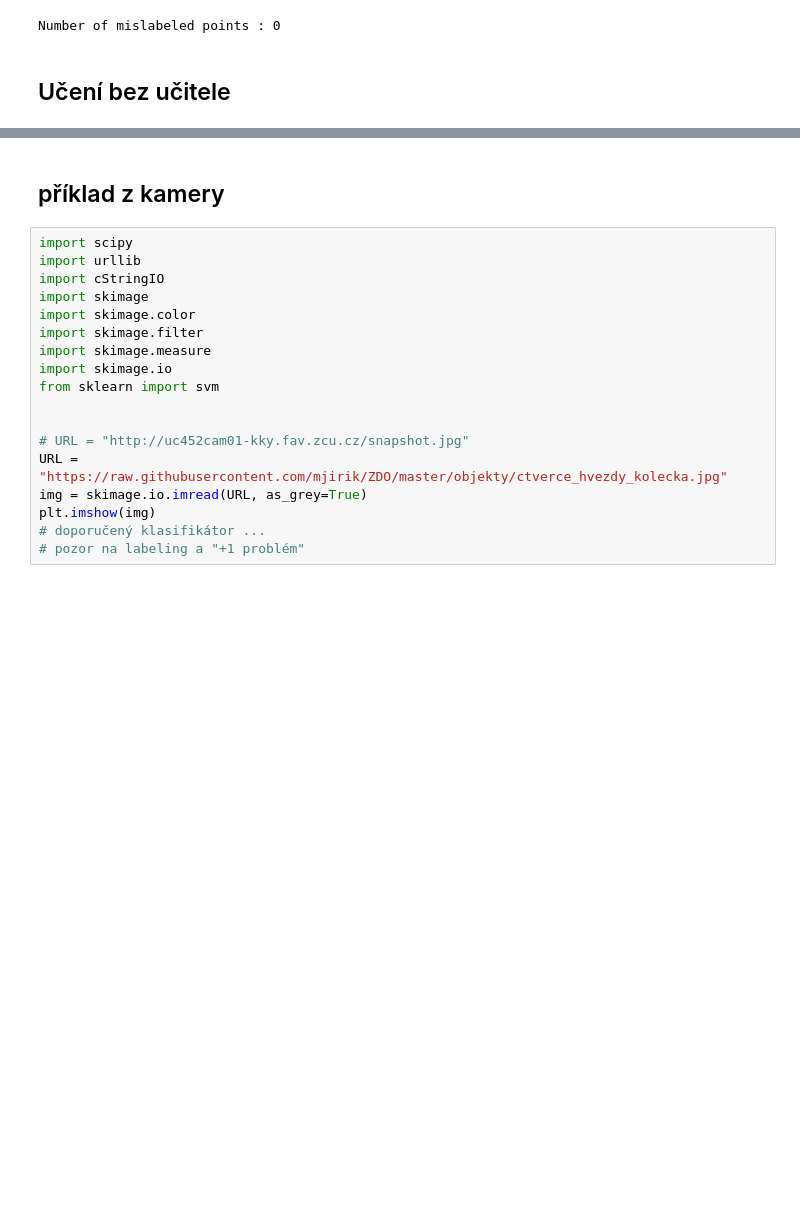
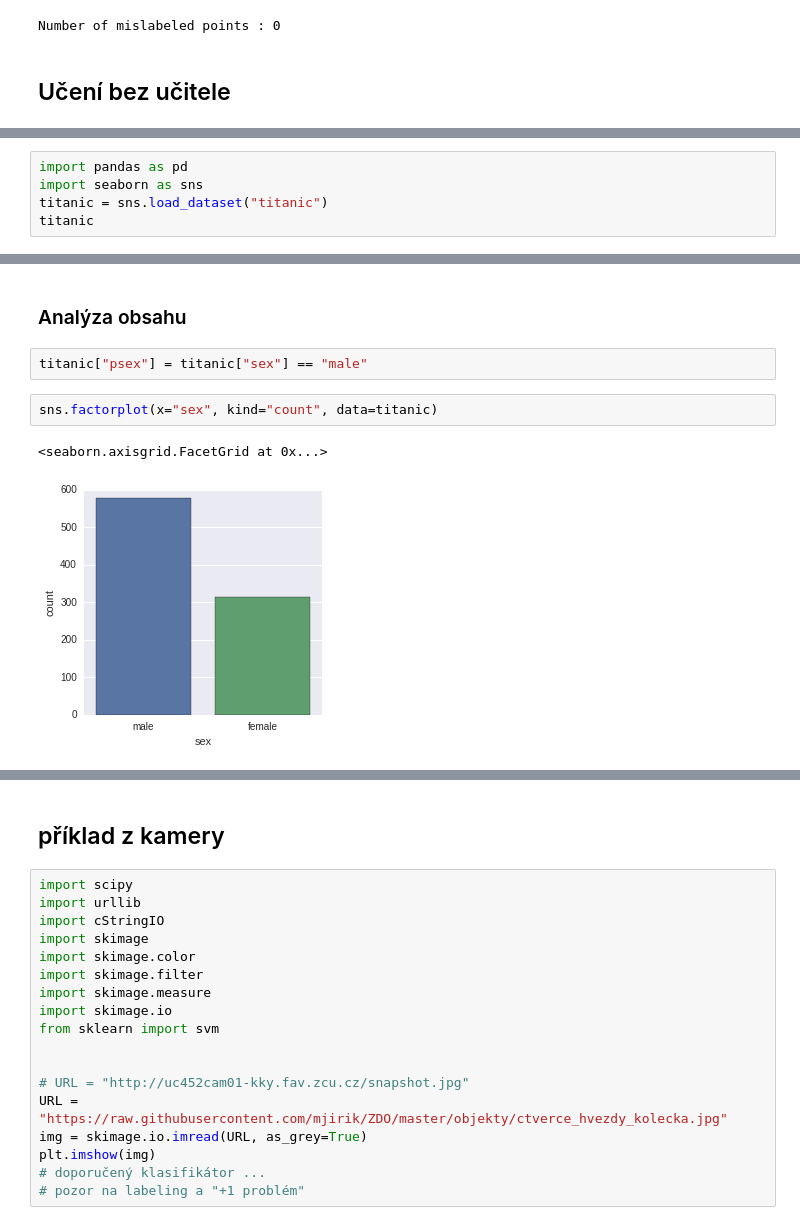
Before and after one commit to mjirik/ZDO, a Jupyter notebook: ZDOcv9.ipynb, the cells around one changed output, grey strips where cells are left out. Drawn from its saved outputs; the diff is of its cells as text; blank space fills up the shorter version.

Commit message:
titanic dataset

```diff
--- a/ZDOcv9.ipynb
+++ b/ZDOcv9.ipynb
@@ -132,0 +169,5 @@ Pro jednoduché případy lze použít algoritmus K-Means. Pro složitější na
+# %%
+import pandas as pd
+import seaborn as sns
+titanic = sns.load_dataset("titanic")
+titanic
@@ -132,0 +193,9 @@ Pro jednoduché případy lze použít algoritmus K-Means. Pro složitější na
+# %% [markdown]
+### Analýza obsahu
+# %%
+titanic["psex"] = titanic["sex"] == "male"
+# %%
+sns.factorplot(x="sex", kind="count", data=titanic)
+# %% [output]
+<seaborn.axisgrid.FacetGrid at 0x...>
+[figure, added]
```
Also changed, not shown: parts of 13 cells of this notebook, 3 other files.
